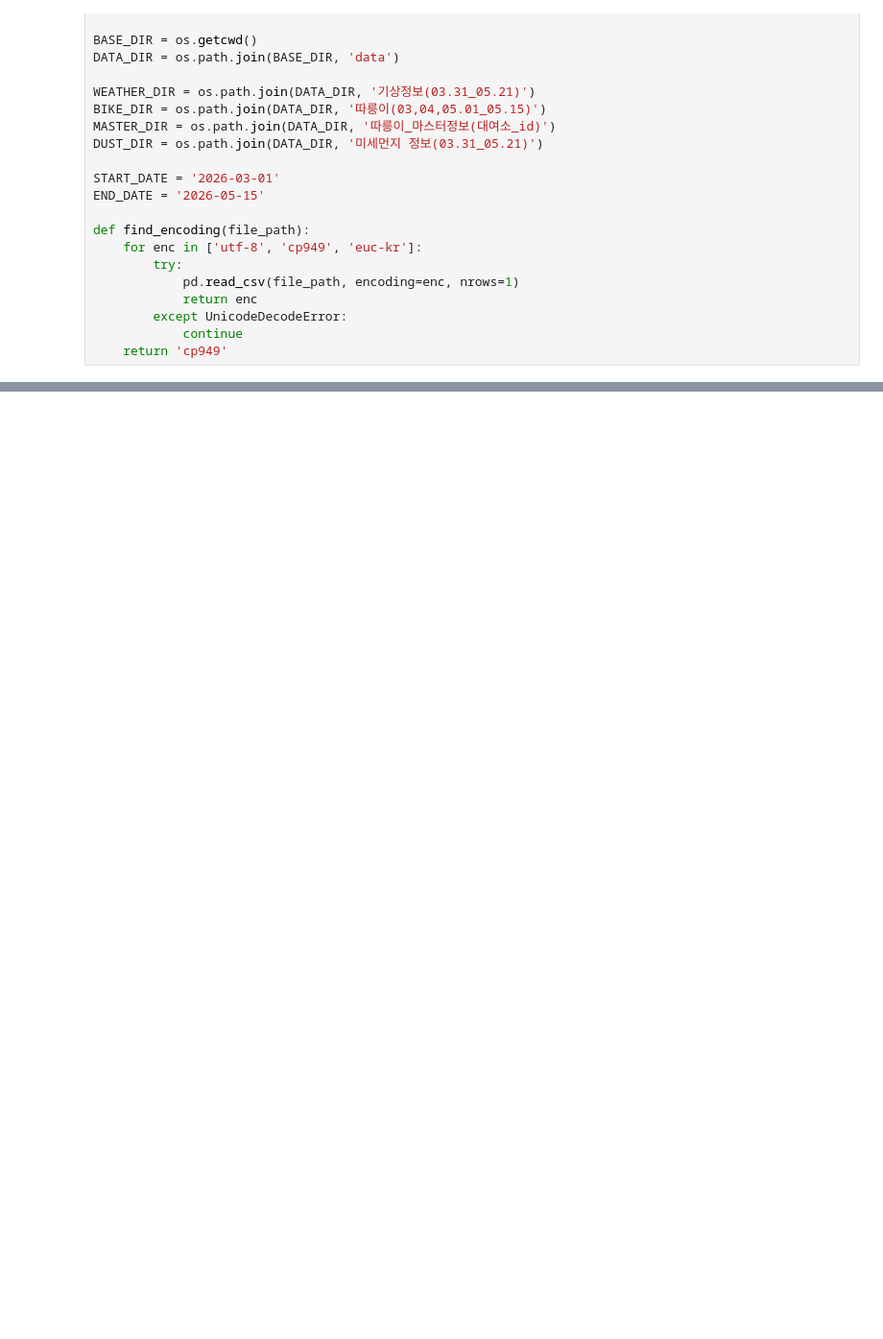
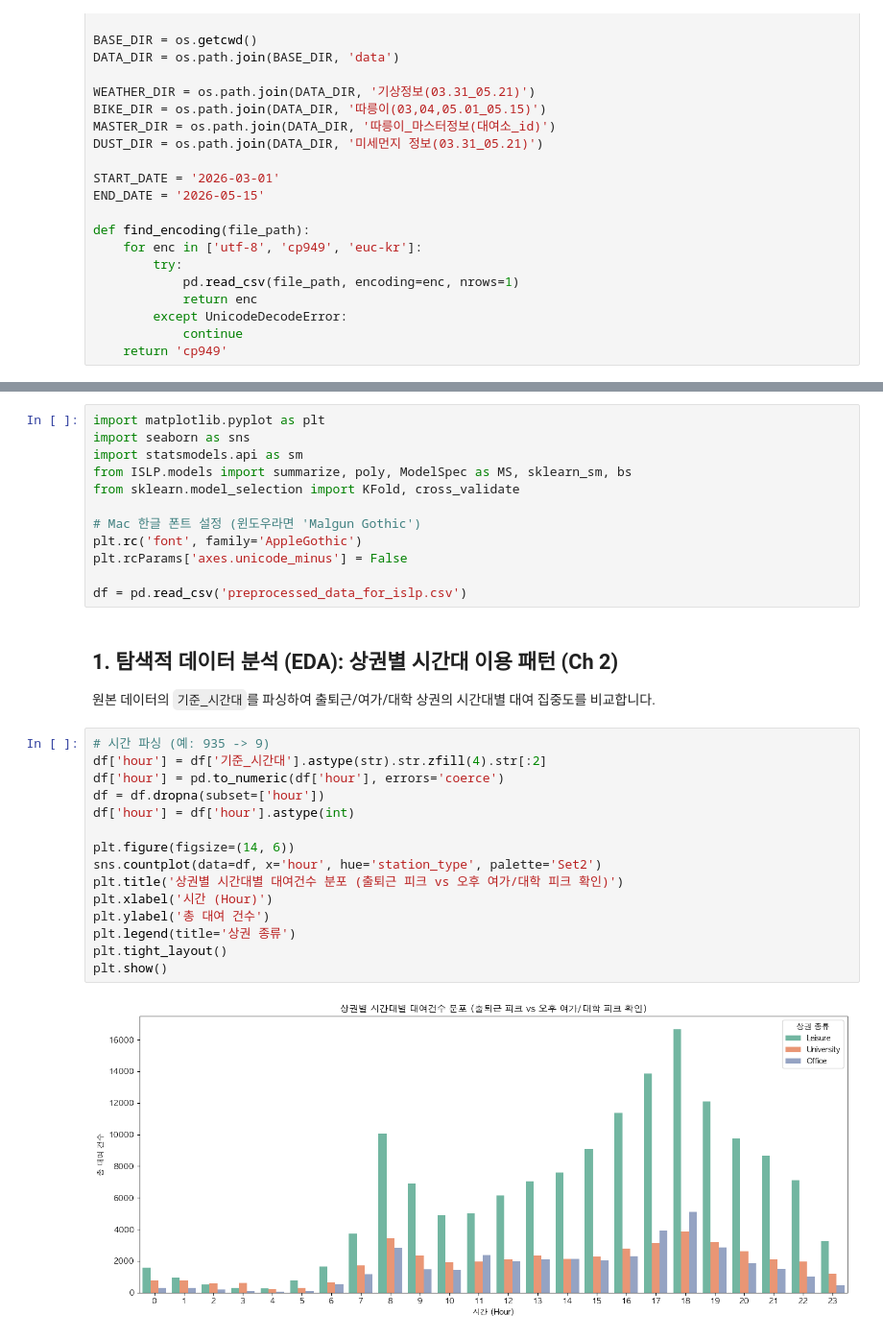
Before and after one commit to todayoneul/ddarungyee, a Jupyter notebook: preprocess.ipynb, the cells around one changed output, grey strips where cells are left out. Shown at 96% size. Saved outputs shown, nothing was run; the diff lists cells and outputs as text; blank space fills up the shorter version.

```diff
--- a/preprocess.ipynb
+++ b/preprocess.ipynb
@@ -460,0 +170,32 @@ plt.show()
+# %%
+import matplotlib.pyplot as plt
+import seaborn as sns
+import statsmodels.api as sm
+from ISLP.models import summarize, poly, ModelSpec as MS, sklearn_sm, bs
+from sklearn.model_selection import KFold, cross_validate
+
+# Mac 한글 폰트 설정 (윈도우라면 'Malgun Gothic')
+plt.rc('font', family='AppleGothic')
+plt.rcParams['axes.unicode_minus'] = False
+
+df = pd.read_csv('preprocessed_data_for_islp.csv')
+# %% [markdown]
+## 1. 탐색적 데이터 분석 (EDA): 상권별 시간대 이용 패턴 (Ch 2)
+원본 데이터의 `기준_시간대`를 파싱하여 출퇴근/여가/대학 상권의 시간대별 대여 집중도를 비교합니다.
+# %%
+# 시간 파싱 (예: 935 -> 9)
+df['hour'] = df['기준_시간대'].astype(str).str.zfill(4).str[:2]
+df['hour'] = pd.to_numeric(df['hour'], errors='coerce')
+df = df.dropna(subset=['hour'])
+df['hour'] = df['hour'].astype(int)
+
+plt.figure(figsize=(14, 6))
+sns.countplot(data=df, x='hour', hue='station_type', palette='Set2')
+plt.title('상권별 시간대별 대여건수 분포 (출퇴근 피크 vs 오후 여가/대학 피크 확인)')
+plt.xlabel('시간 (Hour)')
+plt.ylabel('총 대여 건수')
+plt.legend(title='상권 종류')
+plt.tight_layout()
+plt.show()
+# %% [output]
+[figure, added]
```
Also changed, not shown: parts of 63 cells of this notebook.
